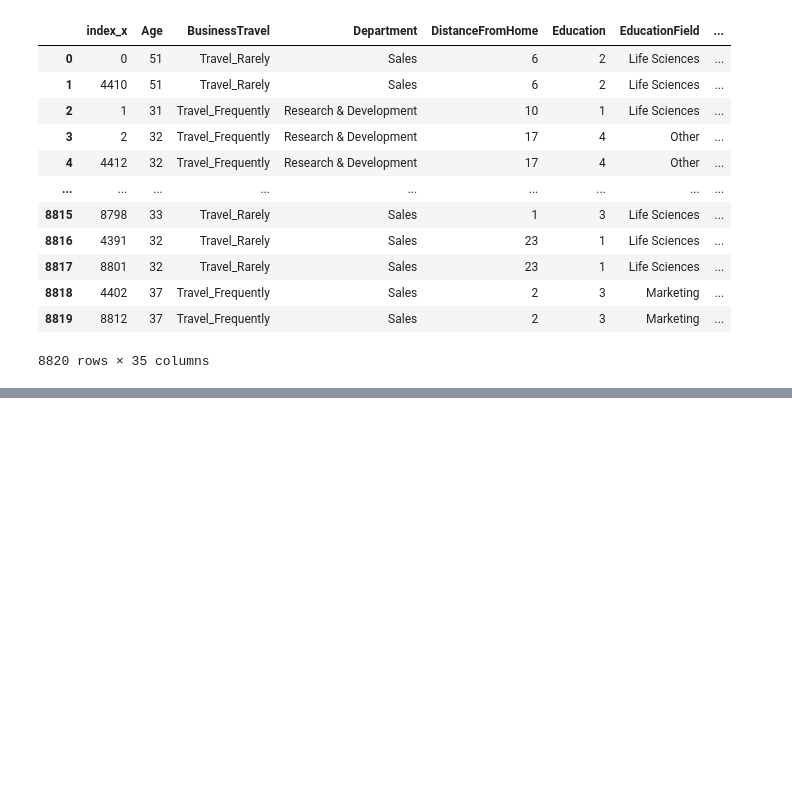
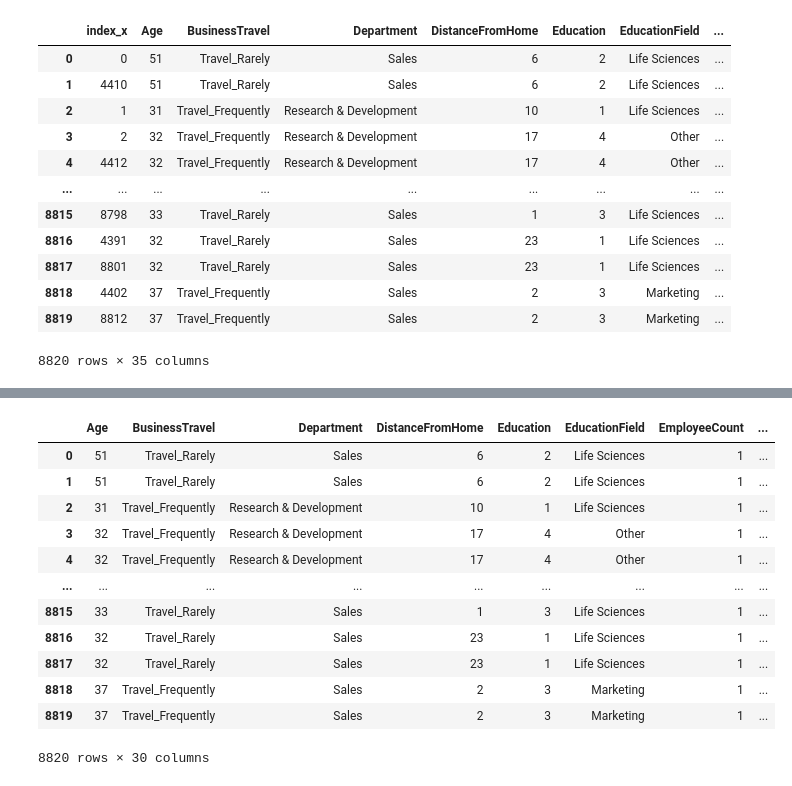
Before and after one commit to salsaimon/proyecto_recursoshumanos, a Jupyter notebook: FIN_procesamiento.ipynb, the cells around one changed output, grey strips where cells are left out. Cells and saved outputs as stored; diff of their text form; code cells hidden in the pictures; blank space fills up the shorter version.

```diff
--- a/FIN_procesamiento.ipynb
+++ b/FIN_procesamiento.ipynb
@@ -210,0 +358,17 @@ df_mergedtriple
+# %%
+#resumen del df
+df_mergedtriple
+# %% [output]
+|  | Age | BusinessTravel | Department | DistanceFromHome | Education | EducationField | EmployeeCount | ... |
+| 0 | 51 | Travel_Rarely | Sales | 6 | 2 | Life Sciences | 1 | ... |
+| 1 | 51 | Travel_Rarely | Sales | 6 | 2 | Life Sciences | 1 | ... |
+| 2 | 31 | Travel_Frequently | Research & Development | 10 | 1 | Life Sciences | 1 | ... |
+| 3 | 32 | Travel_Frequently | Research & Development | 17 | 4 | Other | 1 | ... |
+| 4 | 32 | Travel_Frequently | Research & Development | 17 | 4 | Other | 1 | ... |
+| ... | ... | ... | ... | ... | ... | ... | ... | ... |
+| 8815 | 33 | Travel_Rarely | Sales | 1 | 3 | Life Sciences | 1 | ... |
+| 8816 | 32 | Travel_Rarely | Sales | 23 | 1 | Life Sciences | 1 | ... |
+| 8817 | 32 | Travel_Rarely | Sales | 23 | 1 | Life Sciences | 1 | ... |
+| 8818 | 37 | Travel_Frequently | Sales | 2 | 3 | Marketing | 1 | ... |
+| 8819 | 37 | Travel_Frequently | Sales | 2 | 3 | Marketing | 1 | ... |
+8820 rows × 30 columns
```
Also changed, not shown: parts of 11 cells of this notebook.
